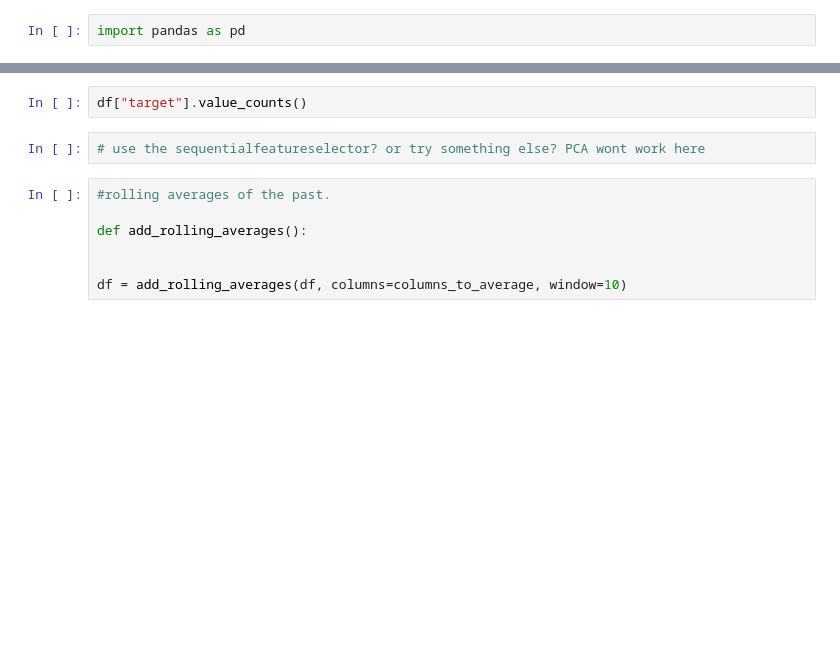
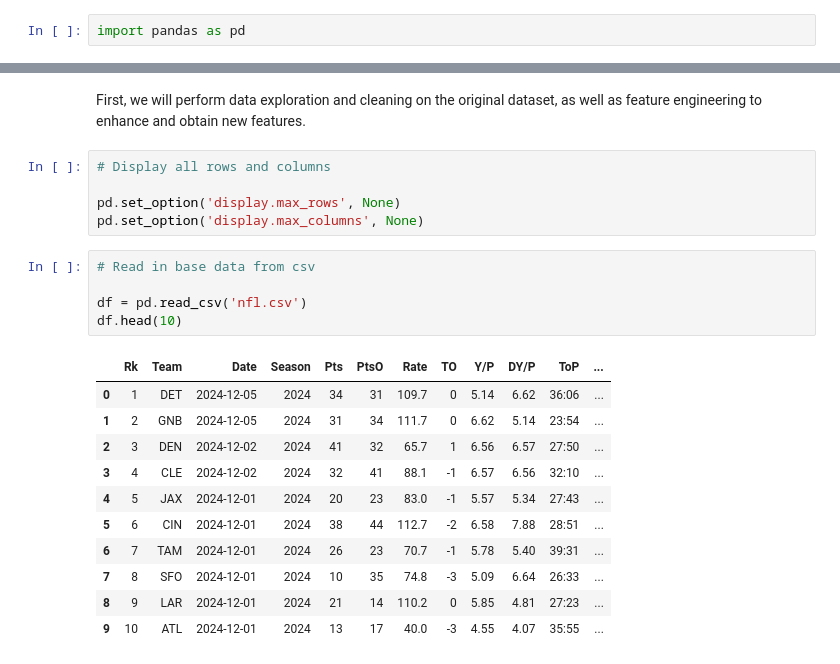
Before and after one commit to pi2chen/nfl-predictions, a Jupyter notebook: nfl_predict.ipynb, the cells around one changed output, grey strips where cells are left out. Cells and saved outputs as stored; diff of their text form; blank space fills up the shorter version.

```diff
--- a/nfl_predict.ipynb
+++ b/nfl_predict.ipynb
@@ -39,11 +3,25 @@ df["Team1Won"].value_counts()
-# %%
-df["target"].value_counts()
-# %%
-# use the sequentialfeatureselector? or try something else? PCA wont work here
-# %%
-#rolling averages of the past.
-
-def add_rolling_averages():
-
-
-df = add_rolling_averages(df, columns=columns_to_average, window=10)
+# %% [markdown]
+First, we will perform data exploration and cleaning on the original dataset, as
+well as feature engineering to enhance and obtain new features.
+# %%
+# Display all rows and columns
+
+pd.set_option('display.max_rows', None)
+pd.set_option('display.max_columns', None)
+# %%
+# Read in base data from csv
+
+df = pd.read_csv('nfl.csv')
+df.head(10)
+# %% [output]
+|  | Rk | Team | Date | Season | Pts | PtsO | Rate | TO | Y/P | DY/P | ToP | ... |
+| 0 | 1 | DET | 2024-12-05 | 2024 | 34 | 31 | 109.7 | 0 | 5.14 | 6.62 | 36:06 | ... |
+| 1 | 2 | GNB | 2024-12-05 | 2024 | 31 | 34 | 111.7 | 0 | 6.62 | 5.14 | 23:54 | ... |
+| 2 | 3 | DEN | 2024-12-02 | 2024 | 41 | 32 | 65.7 | 1 | 6.56 | 6.57 | 27:50 | ... |
+| 3 | 4 | CLE | 2024-12-02 | 2024 | 32 | 41 | 88.1 | -1 | 6.57 | 6.56 | 32:10 | ... |
+| 4 | 5 | JAX | 2024-12-01 | 2024 | 20 | 23 | 83.0 | -1 | 5.57 | 5.34 | 27:43 | ... |
+| 5 | 6 | CIN | 2024-12-01 | 2024 | 38 | 44 | 112.7 | -2 | 6.58 | 7.88 | 28:51 | ... |
+| 6 | 7 | TAM | 2024-12-01 | 2024 | 26 | 23 | 70.7 | -1 | 5.78 | 5.40 | 39:31 | ... |
+| 7 | 8 | SFO | 2024-12-01 | 2024 | 10 | 35 | 74.8 | -3 | 5.09 | 6.64 | 26:33 | ... |
+| 8 | 9 | LAR | 2024-12-01 | 2024 | 21 | 14 | 110.2 | 0 | 5.85 | 4.81 | 27:23 | ... |
+| 9 | 10 | ATL | 2024-12-01 | 2024 | 13 | 17 | 40.0 | -3 | 4.55 | 4.07 | 35:55 | ... |
```
Also changed, not shown: parts of 24 cells of this notebook, 1 other file.
